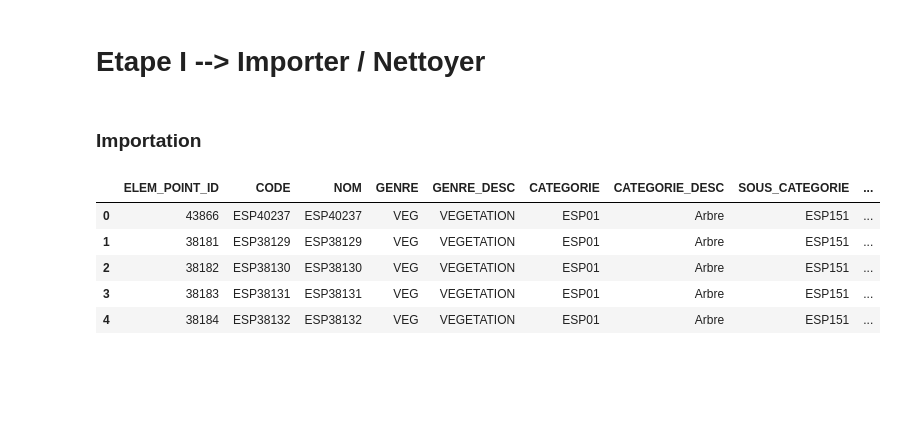
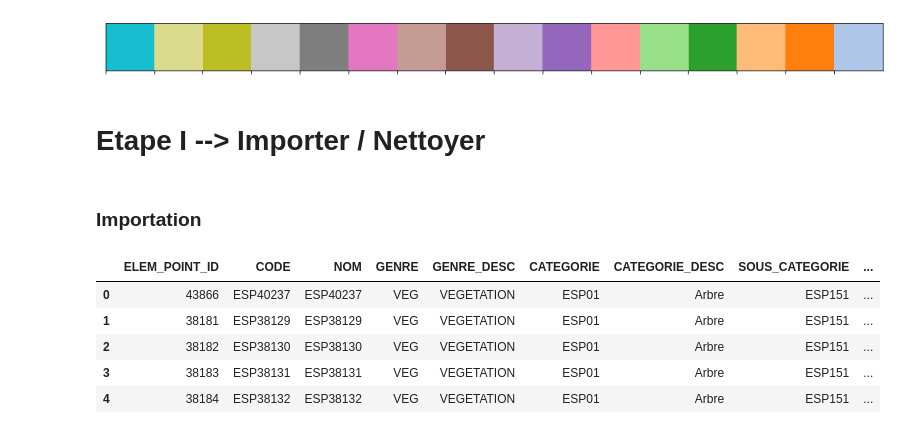
Before and after one commit to ManuLabricole/CDN-MachineLearning, a Jupyter notebook: ML1/Notebooks/notebook-1.ipynb, the cells around one changed output. Saved outputs shown, nothing was run; the diff lists cells and outputs as text; code cells hidden in the pictures; blank space fills up the shorter version.

Commit message:
plot study

```diff
--- a/ML1/Notebooks/notebook-1.ipynb
+++ b/ML1/Notebooks/notebook-1.ipynb
@@ -7,6 +9,12 @@ from colorama import Fore, Back, Style
 import json
 import os
 import matplotlib.colors as mcolors
+# %%
+colors = sns.color_palette("tab20_r", 16)
+sns.palplot(colors)
+sns.set_style("darkgrid")
+# %% [output]
+[figure, added]
 # %% [markdown]
 # Etape I --> Importer / Nettoyer
 # %% [markdown]
```
Also changed, not shown: parts of 20 cells of this notebook.
